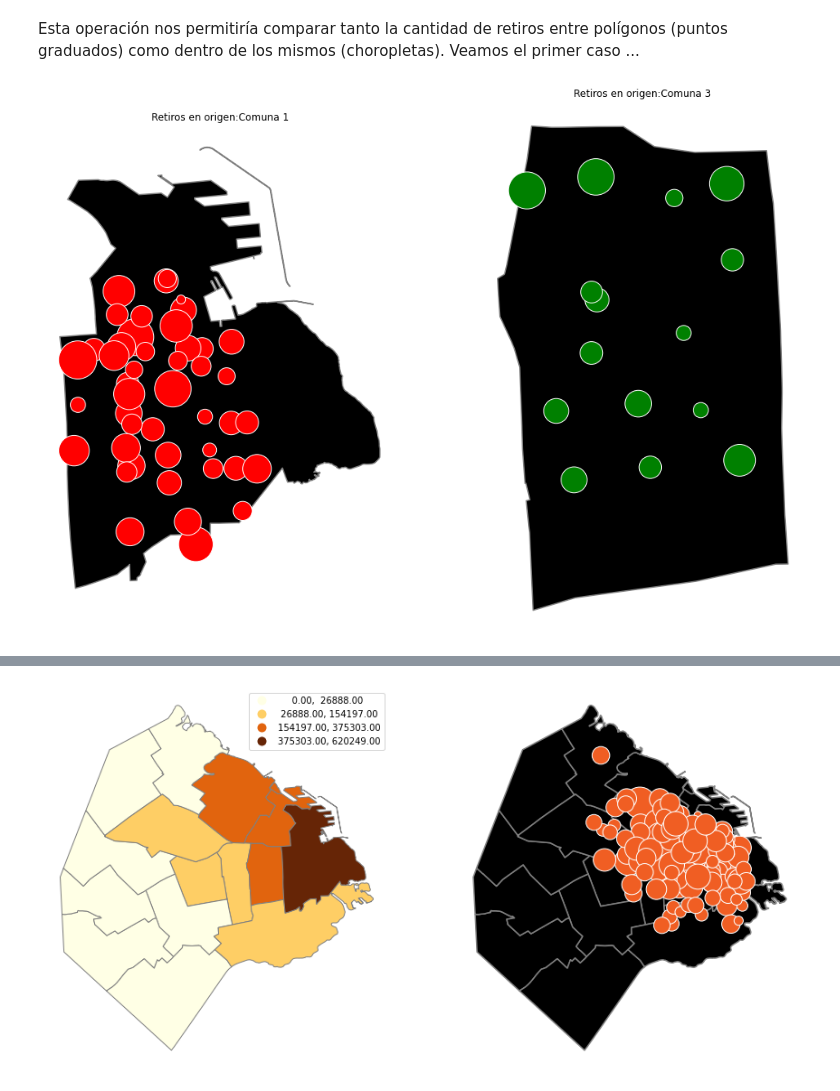
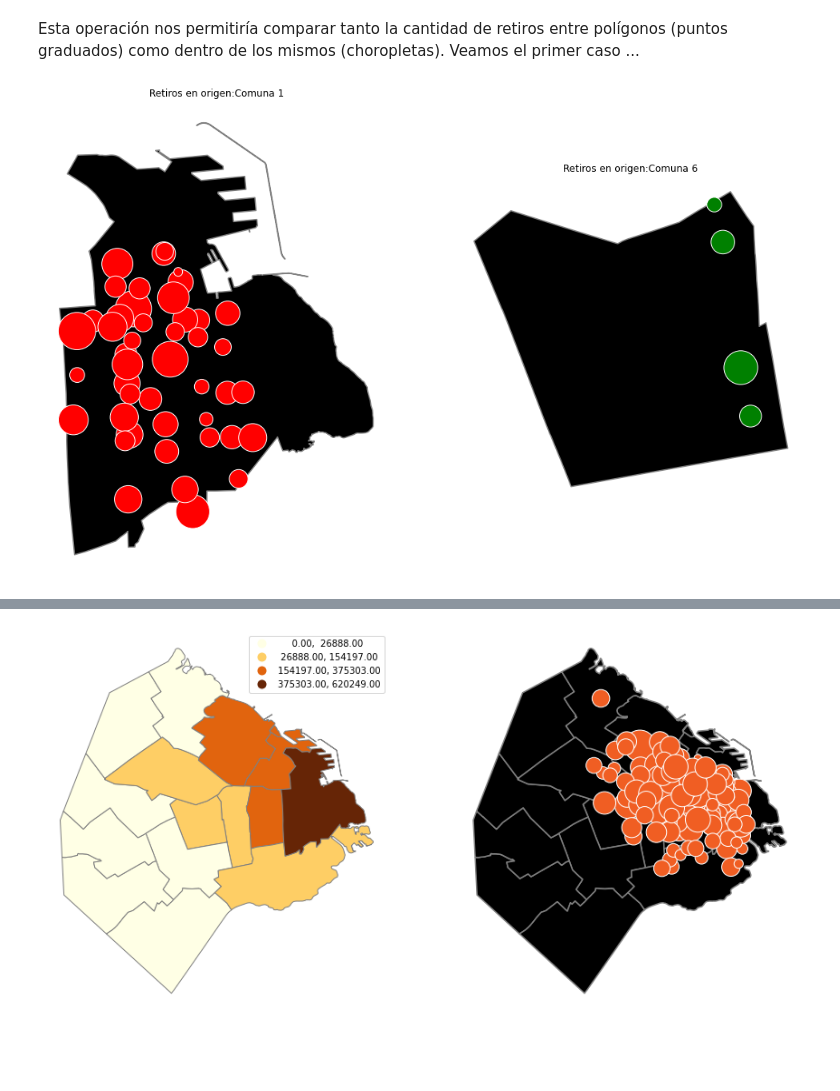
Before and after one commit to PyMap/AUPY, a Jupyter notebook: Modulo 1/01_2_Operaciones_espaciales.ipynb, the cells around one changed output, grey strips where cells are left out. Cells and saved outputs as stored; diff of their text form; code cells hidden in the pictures; blank space fills up the shorter version.

```diff
--- a/Modulo 1/01_2_Operaciones_espaciales.ipynb
+++ b/Modulo 1/01_2_Operaciones_espaciales.ipynb
@@ -45,6 +30,3 @@ Lo que hacemos en la siguiente sección, es interpretar una `geometría` desde e
 # %%
 import pandas as pd
 from shapely import wkt
-# %%
-#!unzip '/drive/MyDrive/IT - UNSAM/datos/barrios_caba.zip'
-a = gpd.read_file('/drive/MyDrive/IT - UNSAM/datos/barrios_caba.zip')
@@ -445,7 +357,7 @@ GeoPandas permie, así como Pandas, realizar joins según columnas, a través de
 
 Puede consultarse la documentación en: http://geopandas.org/mergingdata.html
 # %%
-comunas = gpd.read_file('/drive/MyDrive/IT - UNSAM/datos/comunas.zip')
+comunas = gpd.read_file('https://storage.googleapis.com/python_mdg/carto_cursos/comunas.zip')
 # %%
 # Primero veamos en qué coordenadas están las capas que queremos unir
 comunas.crs == retiros_en_origen_map.crs
@@ -538,7 +449,7 @@ def compara_retiros_totales(comuna_a, comuna_b):
 # %%
-compara_retiros_totales(1, 3)
+compara_retiros_totales(comuna_a=1, comuna_b=6)
 # %% [output]
-[figure, old version]
+[figure, new version]
 # %%
 comunas_agregacion = retiros_comuna.groupby(['COMUNAS'])[['bici_sexo']].sum().reset_index()
 retiros_por_comuna = pd.merge(comunas, comunas_agregacion[['COMUNAS','bici_sexo']],
```
Also changed, not shown: parts of 66 cells of this notebook, 3 other files.
